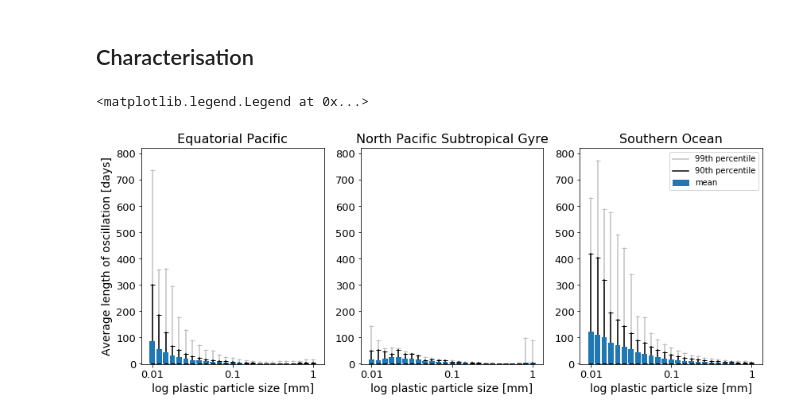
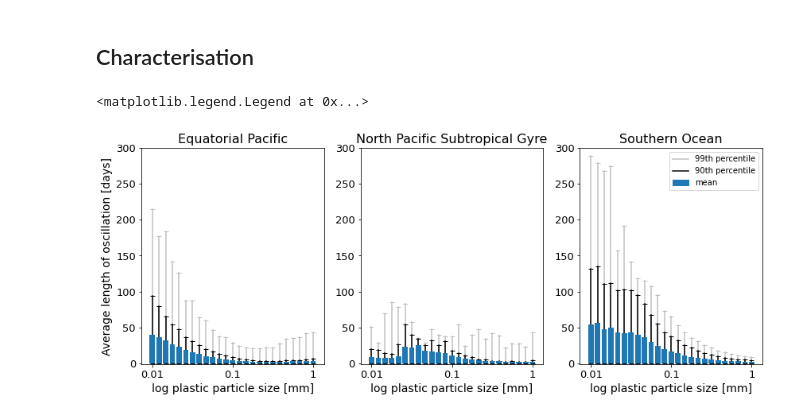
Before and after one commit to OceanParcels/biofouling_3dtransport_2, a Jupyter notebook: Analysis/Oscillations.ipynb, the cells around one changed output. Cells and saved outputs as stored; diff of their text form; code cells hidden in the pictures.

```diff
--- a/Analysis/Oscillations.ipynb
+++ b/Analysis/Oscillations.ipynb
@@ -144,9 +141,9 @@ To register the converters:
 # %% [markdown]
 ## Characterisation
 # %%
-osc_stats_EqPac = np.load('/data/oceanparcels/output_data/data_Delphine/EqPac_oscillation_stats.npy')
-osc_stats_NPSG = np.load('/data/oceanparcels/output_data/data_Delphine/NPSG_oscillation_stats.npy')
-osc_stats_SO = np.load('/data/oceanparcels/output_data/data_Delphine/SO_oscillation_stats.npy')
+osc_stats_EqPac = np.load('/data/oceanparcels/output_data/data_Delphine/EqPac_oscillation_stats_rhobf1170.npy')
+osc_stats_NPSG = np.load('/data/oceanparcels/output_data/data_Delphine/NPSG_oscillation_stats_rhobf1170.npy')
+osc_stats_SO = np.load('/data/oceanparcels/output_data/data_Delphine/SO_oscillation_stats_rhobf1170.npy')
 # %%
 fig = plt.figure(figsize=(14,5))
 gs = gridspec.GridSpec(1, 3)
@@ -158,38 +155,38 @@ ax0.set_title(regions['EqPac'], fontsize=16)
 ax0.plot([np.linspace(0,24,25),np.linspace(0,24,25)],np.array([np.zeros(25),osc_stats_EqPac[:,6]]),color='silver',marker='_',zorder=0)
 ax0.plot([np.linspace(0,24,25),np.linspace(0,24,25)],np.array([np.zeros(25),osc_stats_EqPac[:,5]]),color='k',marker='_',zorder=0)
 ax0.bar(np.linspace(0,24,25),osc_stats_EqPac[:,0],zorder=1)
-ax0.set_ylim(-1,822)
+ax0.set_ylim(-1,300)
 ax0.set_xlabel('log plastic particle size [mm]', fontsize=14)
 ax0.set_ylabel('Average length of oscillation [days]', fontsize=14)
 ax0.set_xticks([0,12,24])
 ax0.set_xticklabels(['0.01', '0.1', '1'], fontsize=13)
 ax0.tick_params(axis='y', labelsize=13)
 
 ax1.set_title(regions['NPSG'], fontsize=16)
 ax1.plot([np.linspace(0,24,25),np.linspace(0,24,25)],np.array([np.zeros(25),osc_stats_NPSG[:,6]]),color='silver',marker='_',zorder=0)
 ax1.plot([np.linspace(0,24,25),np.linspace(0,24,25)],np.array([np.zeros(25),osc_stats_NPSG[:,5]]),color='k',marker='_',zorder=0)
 ax1.bar(np.linspace(0,24,25),osc_stats_NPSG[:,0],zorder=1)
-ax1.set_ylim(-1,822)
+ax1.set_ylim(-1,300)
 ax1.set_xlabel('log plastic particle size [mm]', fontsize=14)
 ax1.set_xticks([0,12,24])
 ax1.set_xticklabels(['0.01', '0.1', '1'], fontsize=13)
 ax1.tick_params(axis='y', labelsize=13)
 
 ax2.set_title(regions['SO'], fontsize=16)
 ax2.plot([np.linspace(0,24,25),np.linspace(0,24,25)],np.array([np.zeros(25),osc_stats_SO[:,6]]),color='silver',marker='_',zorder=0)
 ax2.plot([np.linspace(0,24,25),np.linspace(0,24,25)],np.array([np.zeros(25),osc_stats_SO[:,5]]),color='k',marker='_',zorder=0)
 ax2.bar(np.linspace(0,24,25),osc_stats_SO[:,0],zorder=1)
-ax2.set_ylim(-1,822)
+ax2.set_ylim(-1,300)
 ax2.set_xlabel('log plastic particle size [mm]', fontsize=14)
 ax2.set_xticks([0,12,24])
 ax2.set_xticklabels(['0.01', '0.1', '1'], fontsize=13)
 ax2.tick_params(axis='y', labelsize=13)
 
 custom_lines = [Line2D([0], [0], color='silver', lw=1.5),
                 Line2D([0], [0], color='k', lw=1.5),
                 Patch(color='tab:blue')]
 
 ax2.legend(custom_lines, ["99th percentile", "90th percentile", "mean"], loc='upper right')
 # %% [output]
 <matplotlib.legend.Legend at 0x...>
-[figure, old version]
+[figure, new version]
```
Also changed, not shown: parts of 5 cells of this notebook, 6 other files.
